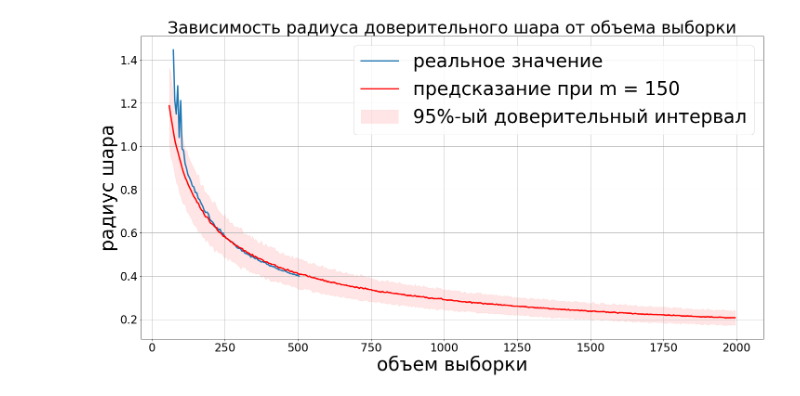
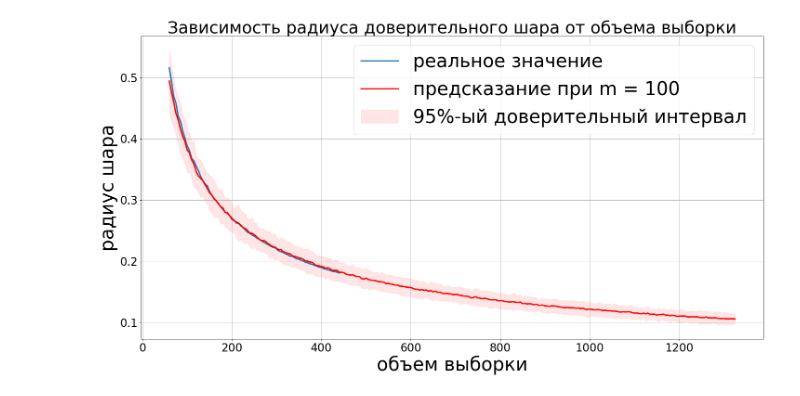
Before and after one commit to Intelligent-Systems-Phystech/2019-Project-44, a Jupyter notebook: code/basic_algorithm.ipynb, the cells around one changed output. Saved outputs shown, nothing was run; the diff lists cells and outputs as text; code cells hidden in the pictures.

Commit message:
added ALC criterion description added new datasets ALC modified criterion tested on new datasets

```diff
--- a/code/basic_algorithm.ipynb
+++ b/code/basic_algorithm.ipynb
@@ -29,8 +29,10 @@ plt.rcParams['axes.titlesize']= 36
 plt.rcParams['axes.labelsize']= 40
 plt.rcParams['figure.figsize'] = (24.0, 12.0)
 plt.rcParams['font.size'] = 40
+# %%
+name = 'diabetes'
 # %%
-X, y = ut.DataLoader(name = 'boston')
+X, y = ut.DataLoader(name=name)
 X, y = ut.preprocess(X, y)
 # %%
 real_data = mm.ALC(X, y, progress_bar=lambda x: tqdm(x, leave = False))
@@ -115,8 +120,8 @@ plt.show()
 # %%
-m = 150
+m = 100
 r = 10
 
-sample_sizes = np.arange(10, 2000, 5)
+sample_sizes = np.arange(10, 3 * X.shape[0], 5)
 
 many_rs = []
 
@@ -138,32 +143,32 @@ for i in range(20):
 
     answers = np.asarray(answers)
 
     i_matrix = np.linalg.inv(np.mean(answers, axis = 0))
 
     rs = []
 
     for cur_m in sample_sizes:
         rs.append(aDistribution(i_matrix / cur_m))
 
     rs = np.asarray(rs)
     many_rs.append(rs)
 
 many_rs = np.asarray(many_rs)
 
 alpha = 0.95
 
 left_q = sps.norm(loc=many_rs.mean(axis=0)[r:], scale=many_rs.std(axis=0)[r:]).ppf((1 - alpha) / 2)
 right_q = sps.norm(loc=many_rs.mean(axis=0)[r:], scale=many_rs.std(axis=0)[r:]).ppf(1 - (1 - alpha) / 2)
 
 plt.plot(sample_sizes[r:], many_rs.mean(axis=0)[r:], color='red', label='предсказание при m = {}'.format(m))
 plt.fill_between(sample_sizes[r:], left_q,right_q,
                  color='red', lw=0.7, alpha=0.1, label='95%-ый доверительный интервал')
 
 plt.xlabel('объем выборки')
 plt.ylabel('радиус шара')
 plt.legend()
 plt.grid()
-plt.savefig('pic1.pdf', format='pdf')
+plt.savefig('../data/pics/ALC_modified_{}.pdf'.format(name), format='pdf')
 plt.show()
 # %% [output]
-[figure, old version]
+[figure, new version]
```
Also changed, not shown: parts of 3 cells of this notebook, 17 other files.
